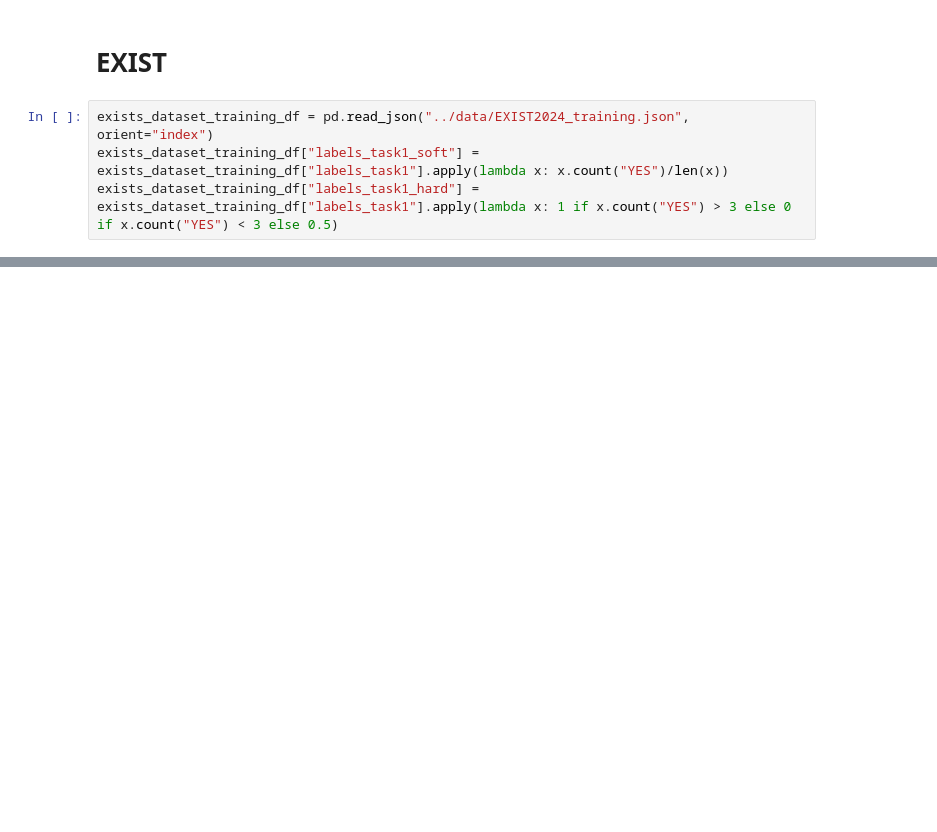
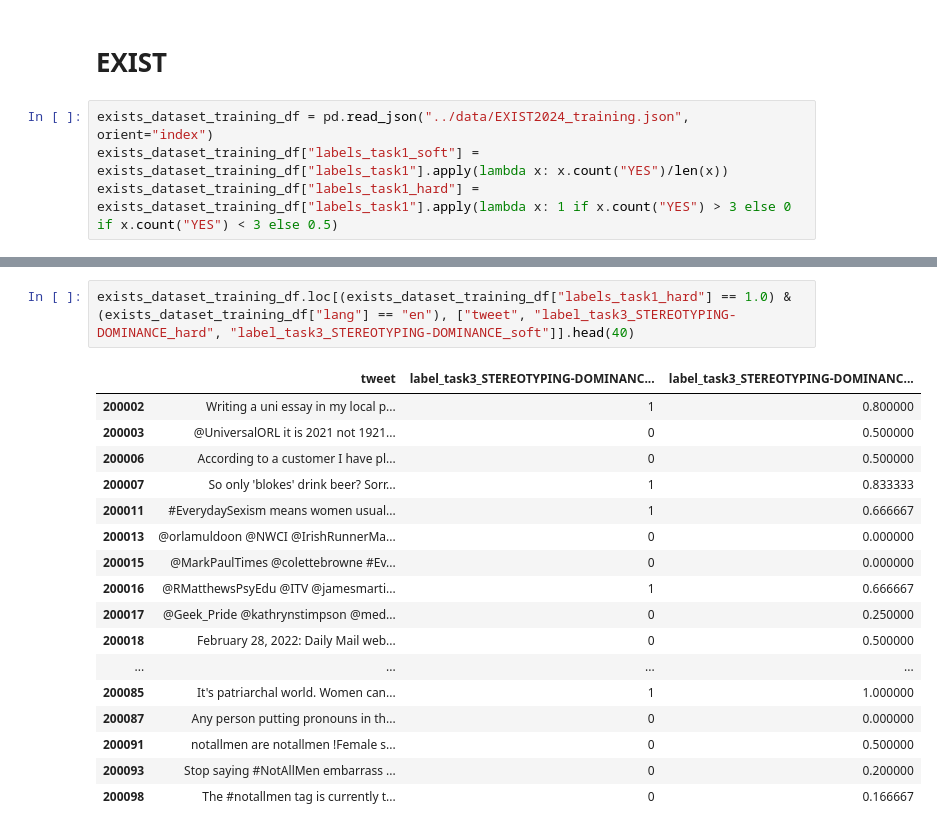
Before and after one commit to Buzzeitor30/stereotype_detection_through_steering_vectors, a Jupyter notebook: notebooks/data_analysis.ipynb, the cells around one changed output, grey strips where cells are left out. Saved outputs shown, nothing was run; the diff lists cells and outputs as text; blank space fills up the shorter version.

```diff
--- a/notebooks/data_analysis.ipynb
+++ b/notebooks/data_analysis.ipynb
@@ -282,3 +303,23 @@ fig.savefig("../figures/exist_distributions.png", dpi=300, transparent=True, bbo
 plt.show()
 # %% [output]
 [figure]
+# %%
+exists_dataset_training_df.loc[(exists_dataset_training_df["labels_task1_hard"] == 1.0) & (exists_dataset_training_df["lang"] == "en"), ["tweet", "label_task3_STEREOTYPING-DOMINANCE_hard", "label_task3_STEREOTYPING-DOMINANCE_soft"]].head(40)
+# %% [output]
+|  | tweet | label_task3_STEREOTYPING-DOMINANC... | label_task3_STEREOTYPING-DOMINANC... |
+| 200002 | Writing a uni essay in my local p... | 1 | 0.800000 |
+| 200003 | @UniversalORL it is 2021 not 1921... | 0 | 0.500000 |
+| 200006 | According to a customer I have pl... | 0 | 0.500000 |
+| 200007 | So only 'blokes' drink beer? Sorr... | 1 | 0.833333 |
+| 200011 | #EverydaySexism means women usual... | 1 | 0.666667 |
+| 200013 | @orlamuldoon @NWCI @IrishRunnerMa... | 0 | 0.000000 |
+| 200015 | @MarkPaulTimes @colettebrowne #Ev... | 0 | 0.000000 |
+| 200016 | @RMatthewsPsyEdu @ITV @jamesmarti... | 1 | 0.666667 |
+| 200017 | @Geek_Pride @kathrynstimpson @med... | 0 | 0.250000 |
+| 200018 | February 28, 2022: Daily Mail web... | 0 | 0.500000 |
+| ... | ... | ... | ... |
+| 200085 | It's patriarchal world. Women can... | 1 | 1.000000 |
+| 200087 | Any person putting pronouns in th... | 0 | 0.000000 |
+| 200091 | notallmen are notallmen !Female s... | 0 | 0.500000 |
+| 200093 | Stop saying #NotAllMen embarrass ... | 0 | 0.200000 |
+| 200098 | The #notallmen tag is currently t... | 0 | 0.166667 |
```
Also changed, not shown: parts of 10 cells of this notebook, 7 other files.
